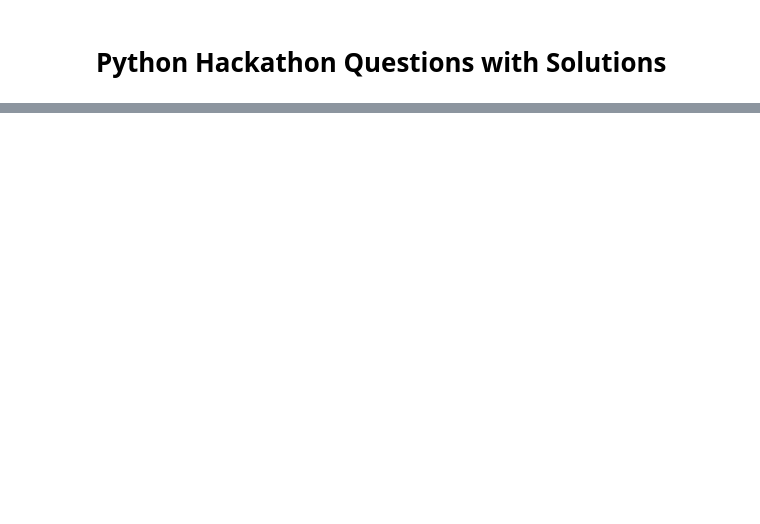
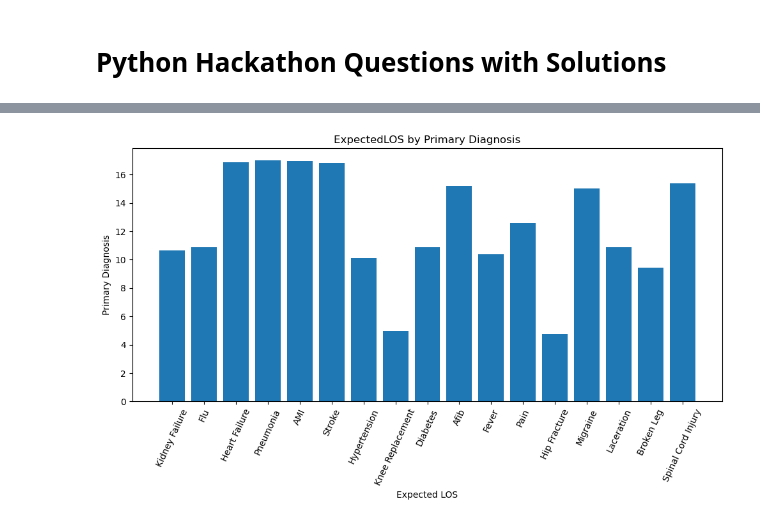
Before and after one commit to akilarvn/Python-Hackathon, a Jupyter notebook: DataEagles_FinalQuestions.ipynb, the cells around one changed output, grey strips where cells are left out. Drawn from its saved outputs; the diff is of its cells as text; code cells hidden in the pictures; blank space fills up the shorter version.

```diff
--- a/DataEagles_FinalQuestions.ipynb
+++ b/DataEagles_FinalQuestions.ipynb
@@ -44,0 +98,15 @@ ReadmissionRegistry.head()
+# %%
+#Question 7 - Create a bar chart between expectedLOS & Primary diagnosis.
+x=np.array(ReadmissionRegistry['PrimaryDiagnosis'])
+y=np.array(ReadmissionRegistry['ExpectedLOS'])
+
+plt.figure(figsize=(10,6))     #To increase the figure size
+plt.bar(x, y)
+plt.ylabel('Primary Diagnosis')
+plt.xlabel('Expected LOS')
+plt.title('ExpectedLOS by Primary Diagnosis')
+plt.xticks(rotation = 65)      # To rotate labels by an angle to so they do not overlap
+plt.tight_layout()             # To adjust layout of the plot to avoid overlapping labels
+plt.show()
+# %% [output]
+[figure, added]
```
Also changed, not shown: parts of 20 cells of this notebook.
